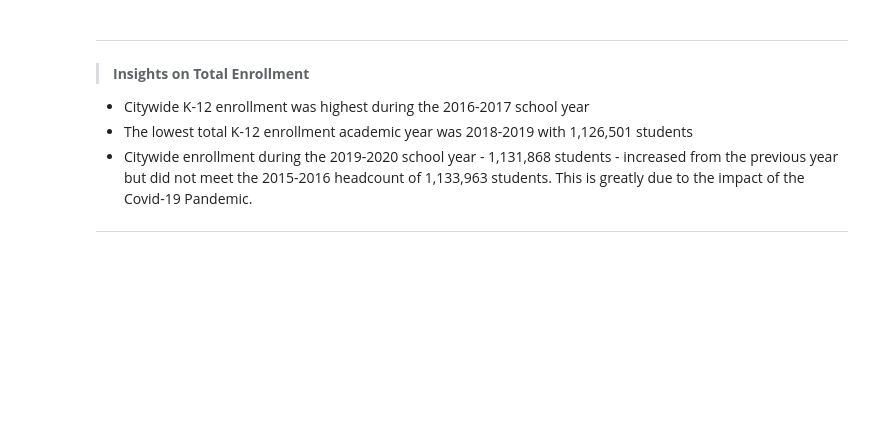
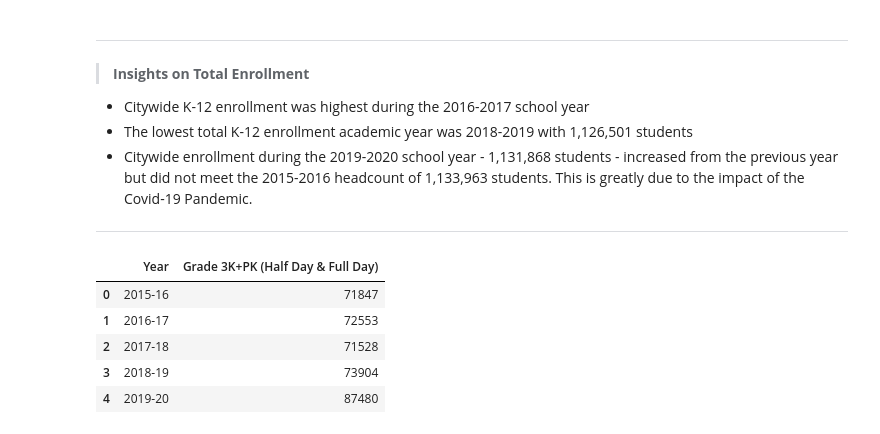
Before and after one commit to thetechleila/NYC-Public-Schools-EDA-Pre-and-Post-Pandemic, a Jupyter notebook: code/EDA_Demographics.ipynb, the cells around one changed output. Cells and saved outputs as stored; diff of their text form; code cells hidden in the pictures; blank space fills up the shorter version.

```diff
--- a/code/EDA_Demographics.ipynb
+++ b/code/EDA_Demographics.ipynb
@@ -139,3 +139,15 @@ ___
 - Citywide enrollment during the 2019-2020 school year - 1,131,868 students - increased from the previous year but did not meet the 2015-2016 headcount of 1,133,963 students. This is greatly due to the impact of the Covid-19 Pandemic.
 
 ___
+# %%
+#Examine enrollment for 3K to PK students citywide
+
+PK_3K_total_enrollment_df = df[["Year","Grade 3K+PK (Half Day & Full Day)"]]
+PK_3K_total_enrollment_df
+# %% [output]
+|  | Year | Grade 3K+PK (Half Day & Full Day) |
+| 0 | 2015-16 | 71847 |
+| 1 | 2016-17 | 72553 |
+| 2 | 2017-18 | 71528 |
+| 3 | 2018-19 | 73904 |
+| 4 | 2019-20 | 87480 |
```
Also changed, not shown: parts of 1 cell of this notebook.
